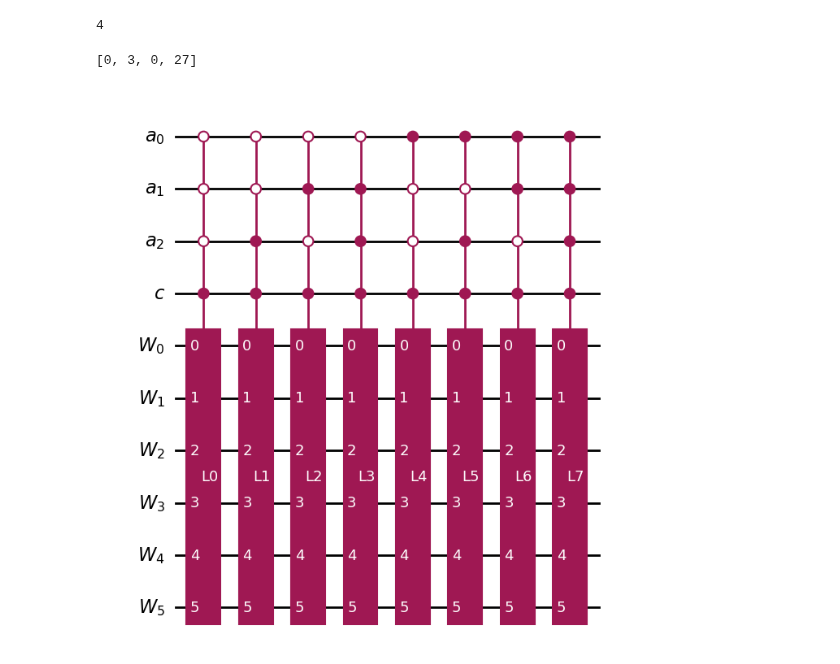
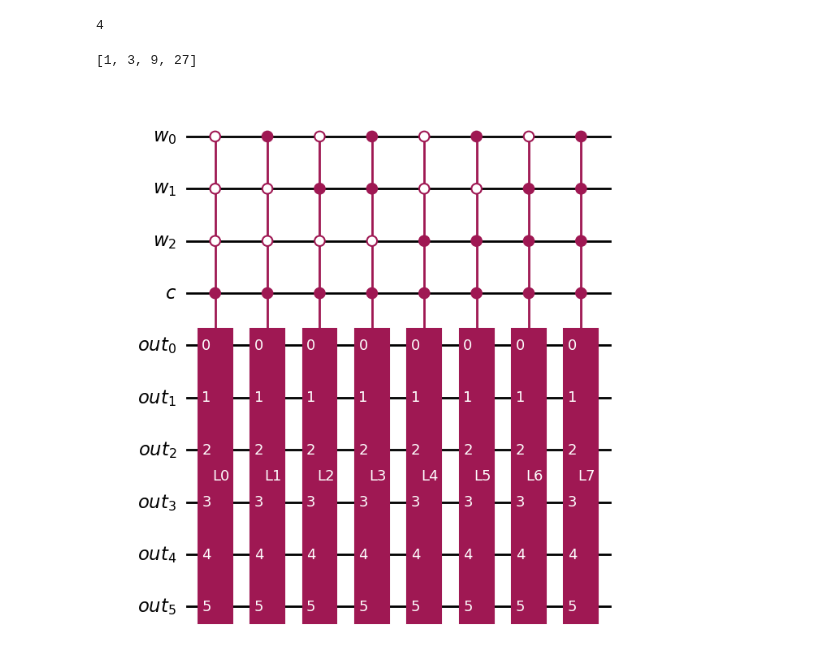
Before and after one commit to Flirm/quantum-circuits-implementation, a Jupyter notebook: implementations/windowed_arithmetic/notebooks/table_lookup.ipynb, the cells around one changed output. Drawn from its saved outputs; the diff is of its cells as text; code cells hidden in the pictures.

```diff
--- a/implementations/windowed_arithmetic/notebooks/table_lookup.ipynb
+++ b/implementations/windowed_arithmetic/notebooks/table_lookup.ipynb
@@ -67,42 +67,43 @@ print(ceil(log2(num)))
 # %% [output]
 4
 # %%
-def calculate_exp_table(W: int, a: int, N: int) -> list[int]:
-    exp_table = [0]*((2**W))
-    for d in range(1,(2**W),2):
+def calculate_exp_table(W: int, a: int, N: int, only_odds: bool = False) -> list[int]:
+    exp_table = [0]*((1<<W))
+    (step, start) = (2,1) if only_odds else (1,0)
+    for d in range(start,(1<<W),step):
         exp_table[d] = ((a**d) % N)
     return exp_table
 
 print(calculate_exp_table(2,3,31))
 # %% [output]
-[0, 3, 0, 27]
+[1, 3, 9, 27]
 # %%
-def compute_lookup_table(W: int, l: list[int], optimization: int = 0) -> QuantumCircuit:
+def compute_lookup_table(outBits: int, l: list[int], optimization: int = 0) -> QuantumCircuit:
     """
     a = input; input size in bits is log2(len(l)), ex: if len(l) = 8, then input size is 3, log2(8)=3, 2^3 = 8
     w = output size in bits
     l = table to be computed
     c = controll qubit
     """
-    index_size = ceil(log2(len(l)))
-    a = QuantumRegister(index_size, name="a")
-    w = QuantumRegister(W, name="W")
+    window_size = ceil(log2(len(l)))
+    w = QuantumRegister(window_size, name="w")
+    o = QuantumRegister(outBits, name="out")
     c = QuantumRegister(1, name="c")
-    quantum_circuit = QuantumCircuit(a, c, w)
+    quantum_circuit = QuantumCircuit(w, c, o)
 
     c_strings = generate_control_strings(len(l))
-    e_table = encode_table(l, W)
-    xor_circs = xor_data_gates(e_table, W)
+    e_table = encode_table(l, outBits)
+    x_circs = xor_data_gates(e_table, outBits)
 
     match optimization:
         case 0:
             for i in range(len(l)):
-                get_data_circ = xor_circs[i].control(index_size + 1, ctrl_state="1" + c_strings[i][::-1])
-                quantum_circuit.append(get_data_circ, a[:] + c[:] + w[:])
+                get_data_circ = x_circs[i].control(window_size + 1, ctrl_state="1" + c_strings[i])
+                quantum_circuit.append(get_data_circ, w[:] + c[:] + o[:])
 
 
     return quantum_circuit
 
 compute_lookup_table(6, [0,0,0,0,0,0,0,0]).draw("mpl")
 # %% [output]
-[figure, old version]
+[figure, new version]
```
Also changed, not shown: parts of 2 cells of this notebook.
